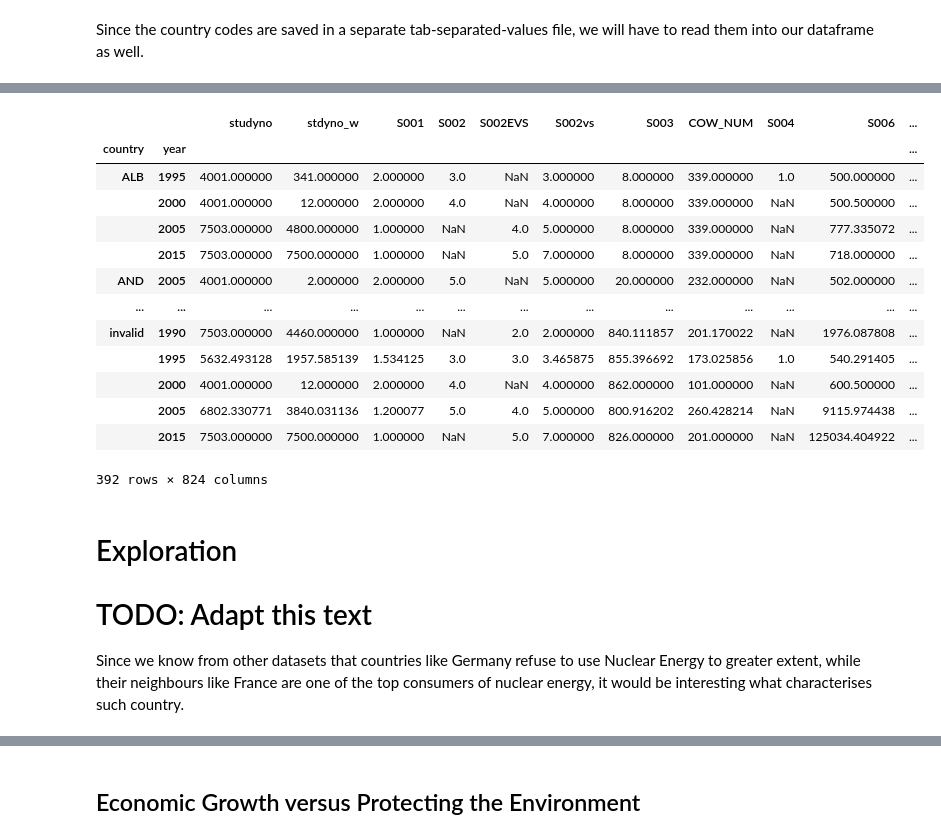
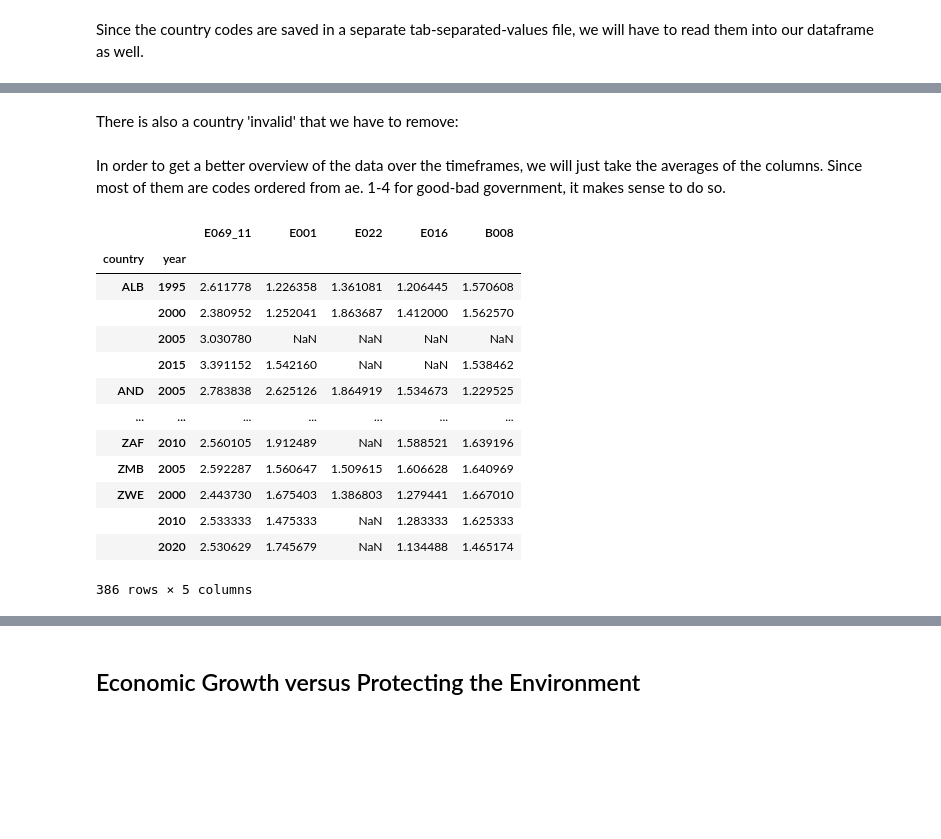
Before and after one commit to Molybdenum42/DOPP_Exercise3, a Jupyter notebook: Characteristic_of_Nuclear_Countries.ipynb, the cells around one changed output, grey strips where cells are left out. Saved outputs shown, nothing was run; the diff lists cells and outputs as text; code cells hidden in the pictures; blank space fills up the shorter version.

```diff
--- a/Characteristic_of_Nuclear_Countries.ipynb
+++ b/Characteristic_of_Nuclear_Countries.ipynb
@@ -119,0 +97,6 @@ the set overall.
+# %%
+wvs_interesting = df.loc[:, relevant_nuclear_features + ['country', 'year']]
+missing_by_interval = df[relevant_nuclear_features].applymap(lambda x: x if x > 0 else np.nan).isna().groupby(df.year)
+non_responses = (missing_by_interval.sum() / missing_by_interval.count().max()).T
+miss_ax = sns.heatmap(non_responses)
+miss_ax.set_title("Fraction of missing data in each feature for WVS");
@@ -120,26 +116,28 @@ the set overall.
+# %%
+wvs_cleaned = wvs_interesting.loc[:, ~wvs_interesting.columns.isin(["B005","B003","B007","A071B","E105","E069_03"])]
+# %% [markdown]
+There is also a country 'invalid' that we have to remove:
+# %%
+wvs_cleaned = wvs_cleaned.loc[~(wvs_cleaned.reset_index().country == 'invalid').values, :]
+# %% [markdown]
+In order to get a better overview of the data over the timeframes, we will just take the
+averages of the columns. Since most of them are codes ordered from ae. 1-4 for good-bad government,
+it makes sense to do so.
 # %%
-wvs_agg = df.groupby(['country','year']).mean()
-wvs_agg
+wvs_clean_agg = wvs_cleaned.groupby(['country','year']).mean()
+wvs_clean_agg
 # %% [output]
-|  |  | studyno | stdyno_w | S001 | S002 | S002EVS | S002vs | S003 | COW_NUM | S004 | S006 | ... |
-| country | year |  |  |  |  |  |  |  |  |  |  | ... |
-| ALB | 1995 | 4001.000000 | 341.000000 | 2.000000 | 3.0 | NaN | 3.000000 | 8.000000 | 339.000000 | 1.0 | 500.000000 | ... |
-|  | 2000 | 4001.000000 | 12.000000 | 2.000000 | 4.0 | NaN | 4.000000 | 8.000000 | 339.000000 | NaN | 500.500000 | ... |
-|  | 2005 | 7503.000000 | 4800.000000 | 1.000000 | NaN | 4.0 | 5.000000 | 8.000000 | 339.000000 | NaN | 777.335072 | ... |
-|  | 2015 | 7503.000000 | 7500.000000 | 1.000000 | NaN | 5.0 | 7.000000 | 8.000000 | 339.000000 | NaN | 718.000000 | ... |
-| AND | 2005 | 4001.000000 | 2.000000 | 2.000000 | 5.0 | NaN | 5.000000 | 20.000000 | 232.000000 | NaN | 502.000000 | ... |
-| ... | ... | ... | ... | ... | ... | ... | ... | ... | ... | ... | ... | ... |
-| invalid | 1990 | 7503.000000 | 4460.000000 | 1.000000 | NaN | 2.0 | 2.000000 | 840.111857 | 201.170022 | NaN | 1976.087808 | ... |
-|  | 1995 | 5632.493128 | 1957.585139 | 1.534125 | 3.0 | 3.0 | 3.465875 | 855.396692 | 173.025856 | 1.0 | 540.291405 | ... |
-|  | 2000 | 4001.000000 | 12.000000 | 2.000000 | 4.0 | NaN | 4.000000 | 862.000000 | 101.000000 | NaN | 600.500000 | ... |
-|  | 2005 | 6802.330771 | 3840.031136 | 1.200077 | 5.0 | 4.0 | 5.000000 | 800.916202 | 260.428214 | NaN | 9115.974438 | ... |
-|  | 2015 | 7503.000000 | 7500.000000 | 1.000000 | NaN | 5.0 | 7.000000 | 826.000000 | 201.000000 | NaN | 125034.404922 | ... |
+|  |  | E069_11 | E001 | E022 | E016 | B008 |
+| country | year |  |  |  |  |  |
+| ALB | 1995 | 2.611778 | 1.226358 | 1.361081 | 1.206445 | 1.570608 |
+|  | 2000 | 2.380952 | 1.252041 | 1.863687 | 1.412000 | 1.562570 |
+|  | 2005 | 3.030780 | NaN | NaN | NaN | NaN |
+|  | 2015 | 3.391152 | 1.542160 | NaN | NaN | 1.538462 |
+| AND | 2005 | 2.783838 | 2.625126 | 1.864919 | 1.534673 | 1.229525 |
+| ... | ... | ... | ... | ... | ... | ... |
+| ZAF | 2010 | 2.560105 | 1.912489 | NaN | 1.588521 | 1.639196 |
+| ZMB | 2005 | 2.592287 | 1.560647 | 1.509615 | 1.606628 | 1.640969 |
+| ZWE | 2000 | 2.443730 | 1.675403 | 1.386803 | 1.279441 | 1.667010 |
+|  | 2010 | 2.533333 | 1.475333 | NaN | 1.283333 | 1.625333 |
+|  | 2020 | 2.530629 | 1.745679 | NaN | 1.134488 | 1.465174 |
-392 rows × 824 columns
+386 rows × 5 columns
-# %% [markdown]
-# Exploration
-
-# TODO: Adapt this text
-
-Since we know from other datasets that countries like Germany refuse to use Nuclear Energy to greater extent,
-while their neighbours like France are one of the top consumers of nuclear energy, it would
-be interesting what characterises such country.
```
Also changed, not shown: parts of 106 cells of this notebook.
